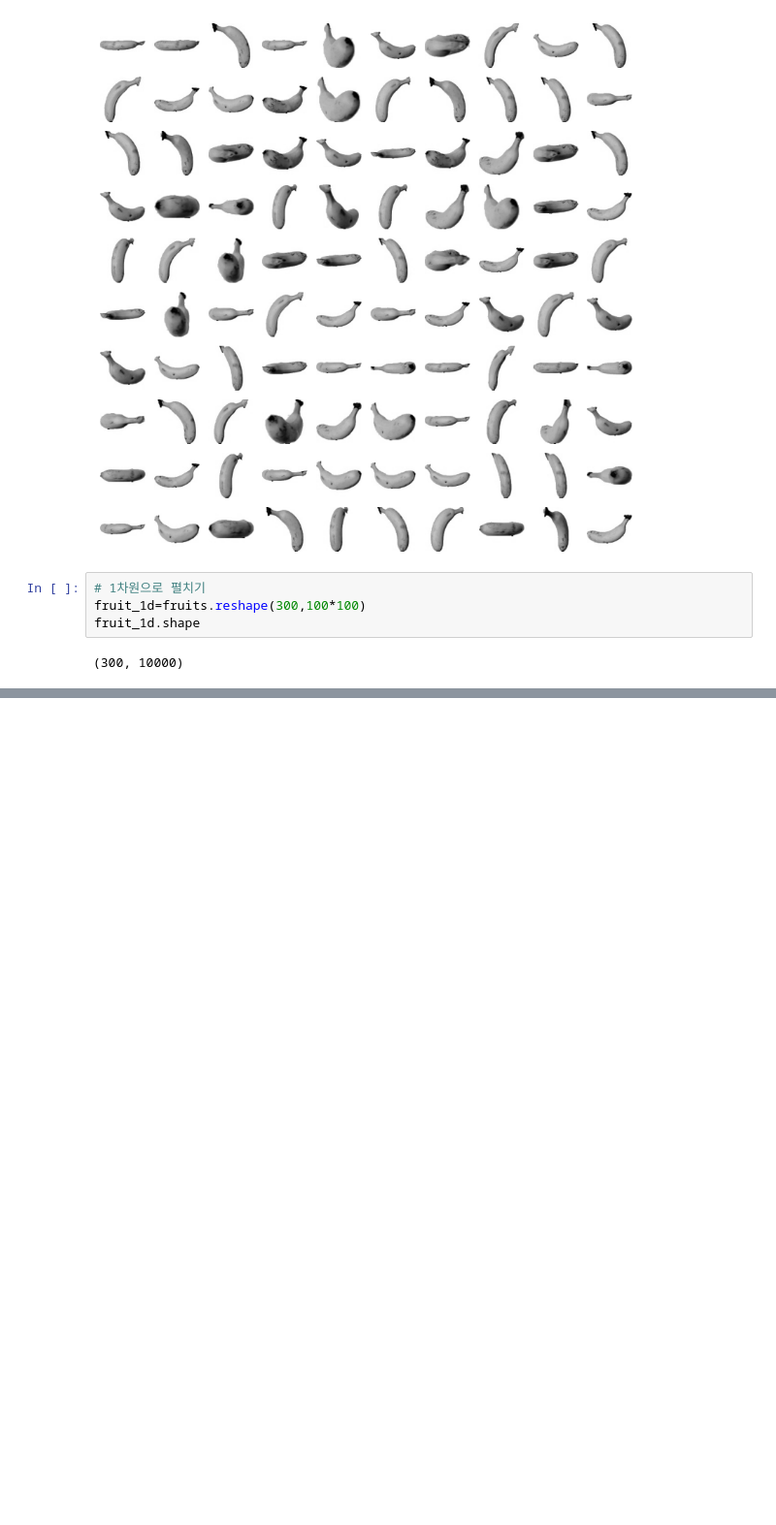
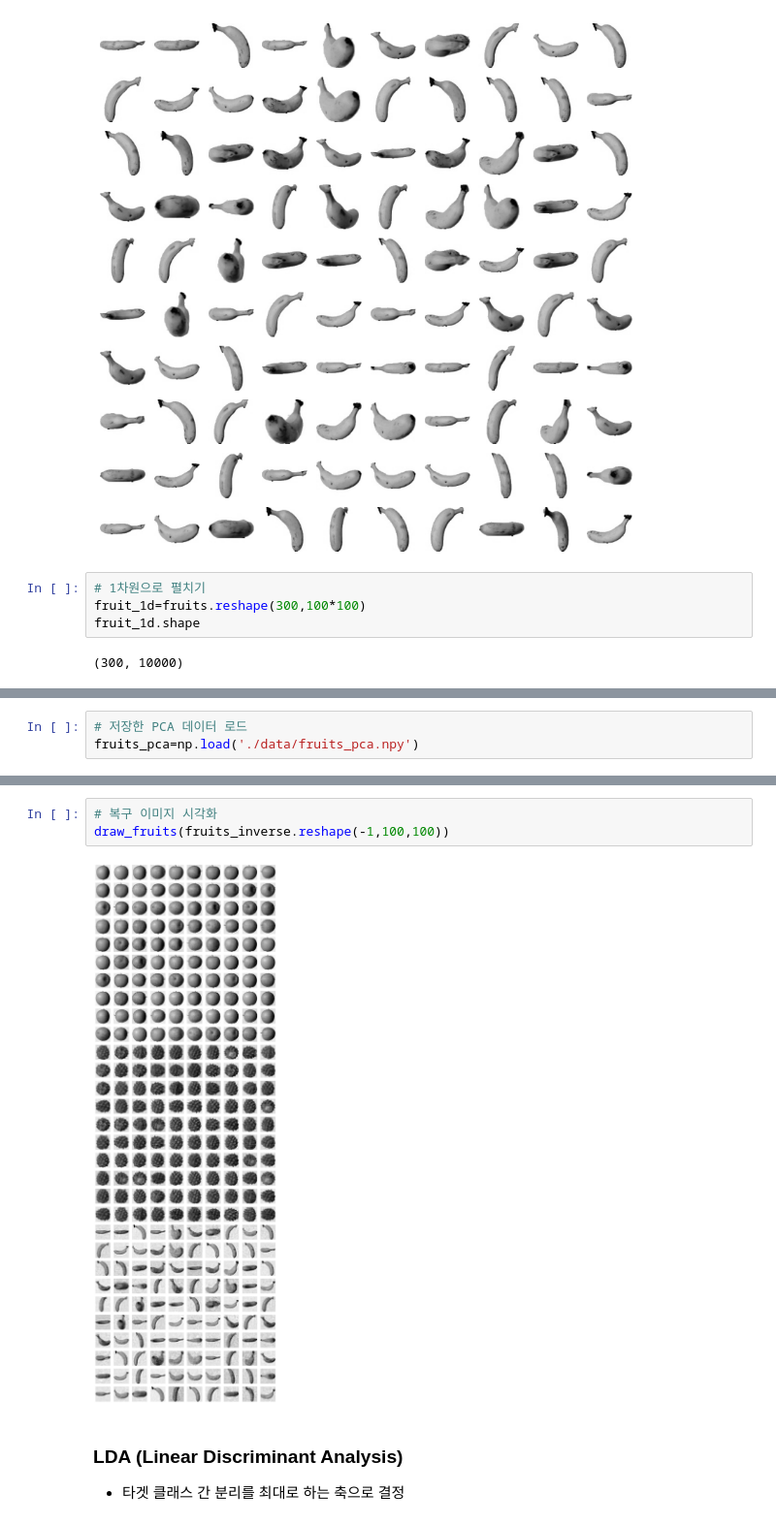
Before and after one commit to GTU9/encore_skn11, a Jupyter notebook: 05_ml_workspace/06_dim_reduction/01_pca_lda.ipynb, the cells around one changed output, grey strips where cells are left out. Shown at 97% size. Cells and saved outputs as stored; diff of their text form; blank space fills up the shorter version.

```diff
--- a/05_ml_workspace/06_dim_reduction/01_pca_lda.ipynb
+++ b/05_ml_workspace/06_dim_reduction/01_pca_lda.ipynb
@@ -135,0 +157,3 @@ fruit_1d.shape
+# %%
+# 저장한 PCA 데이터 로드
+fruits_pca=np.load('./data/fruits_pca.npy')
@@ -135,0 +209,8 @@ fruit_1d.shape
+# %%
+# 복구 이미지 시각화
+draw_fruits(fruits_inverse.reshape(-1,100,100))
+# %% [output]
+[figure, added]
+# %% [markdown]
+### LDA (Linear Discriminant Analysis)
+- 타겟 클래스 간 분리를 최대로 하는 축으로 결정
```
Also changed, not shown: parts of 18 cells of this notebook.
